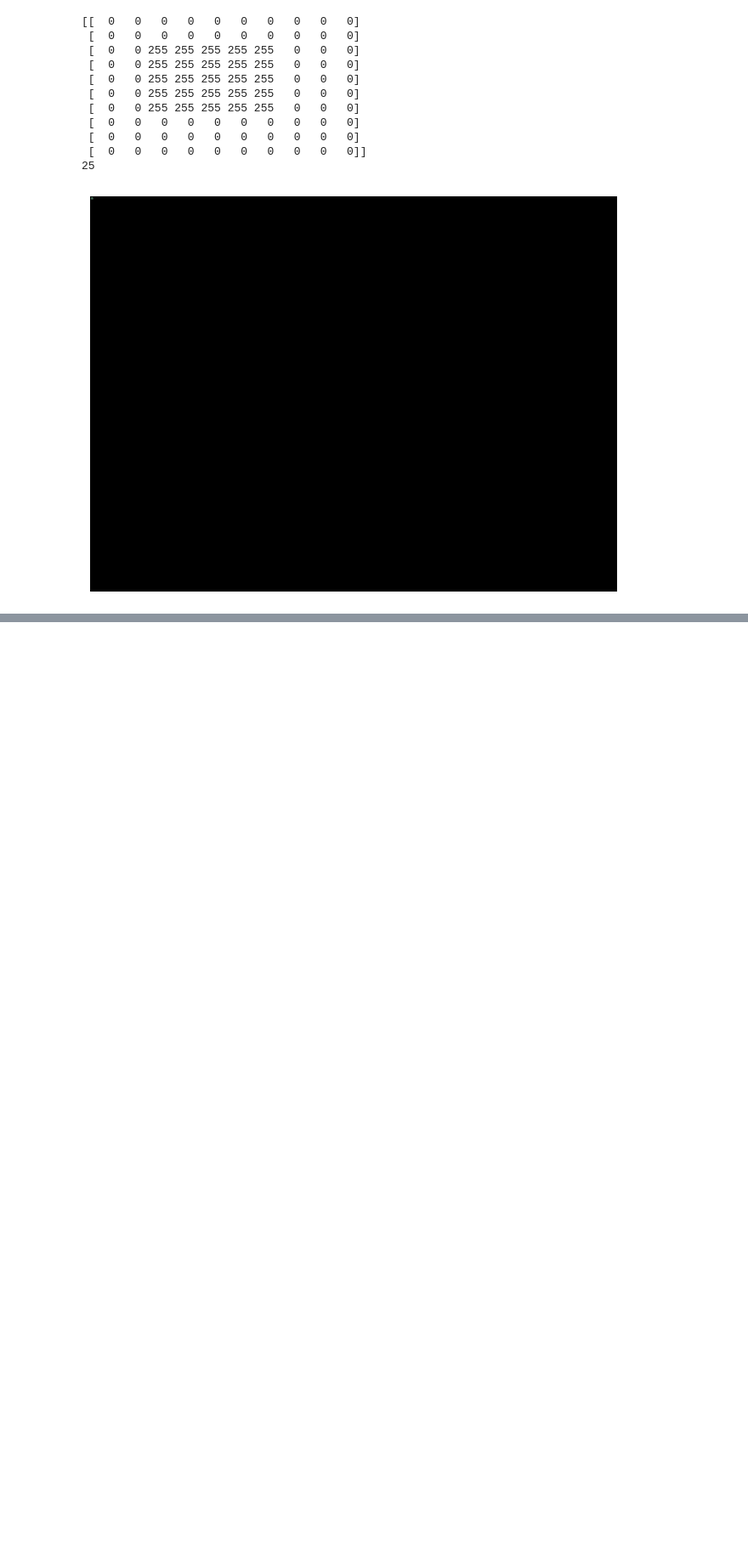
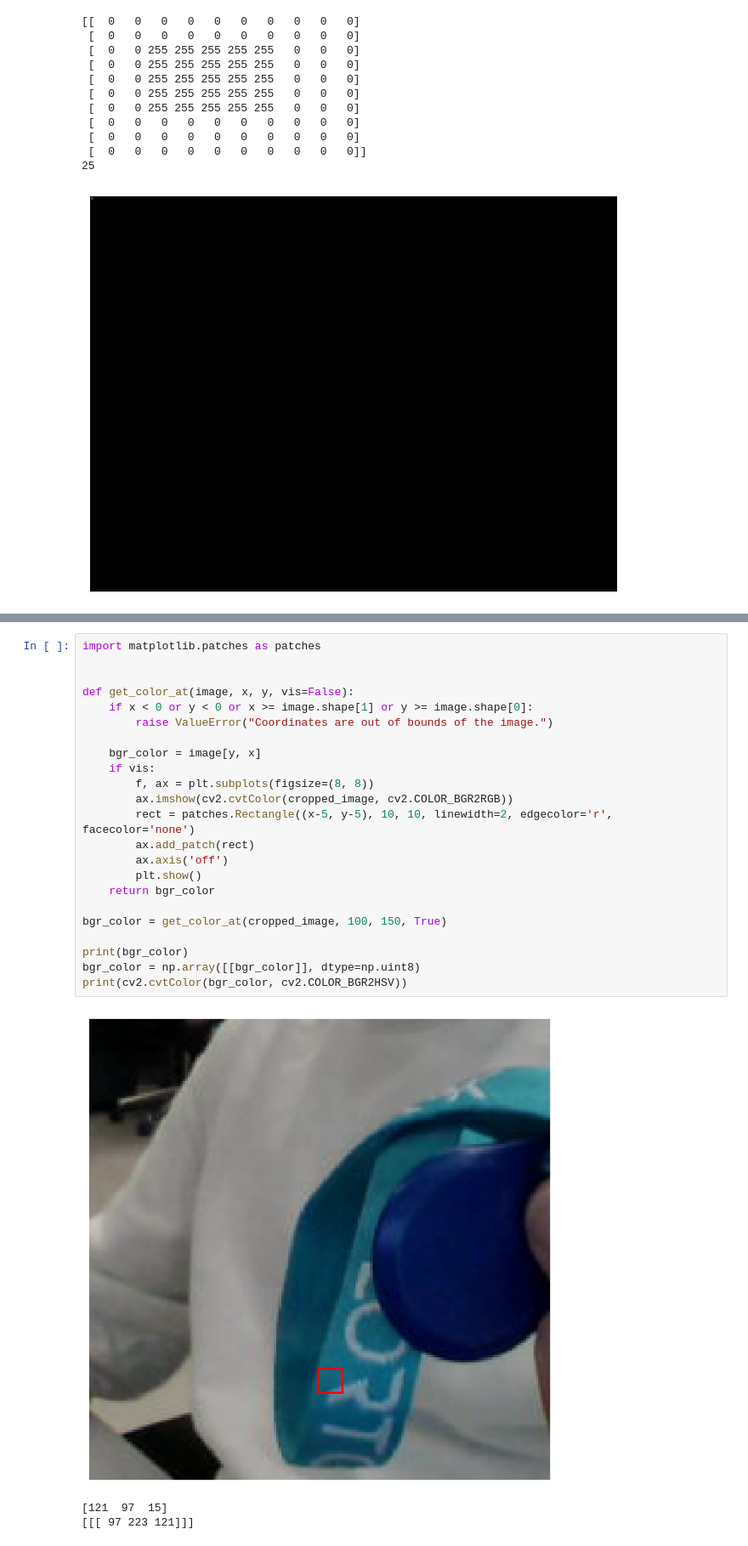
Before and after one commit to deivMM/IA, a Jupyter notebook: projects/pillow_cv2_tutorial/OpenCV_2.ipynb, the cells around one changed output, grey strips where cells are left out. Shown at 85% size. Saved outputs shown, nothing was run; the diff lists cells and outputs as text; blank space fills up the shorter version.

```diff
--- a/projects/pillow_cv2_tutorial/OpenCV_2.ipynb
+++ b/projects/pillow_cv2_tutorial/OpenCV_2.ipynb
@@ -159,0 +187,27 @@ masked_img = create_mask('images/imagen_1.jpg', shape='rectangle', position=(2,
+# %%
+import matplotlib.patches as patches
+
+
+def get_color_at(image, x, y, vis=False):
+    if x < 0 or y < 0 or x >= image.shape[1] or y >= image.shape[0]:
+        raise ValueError("Coordinates are out of bounds of the image.")
+
+    bgr_color = image[y, x]
+    if vis:
+        f, ax = plt.subplots(figsize=(8, 8))
+        ax.imshow(cv2.cvtColor(cropped_image, cv2.COLOR_BGR2RGB))
+        rect = patches.Rectangle((x-5, y-5), 10, 10, linewidth=2, edgecolor='r', facecolor='none')
+        ax.add_patch(rect)
+        ax.axis('off')
+        plt.show()
+    return bgr_color
+
+bgr_color = get_color_at(cropped_image, 100, 150, True)
+
+print(bgr_color)
+bgr_color = np.array([[bgr_color]], dtype=np.uint8)
+print(cv2.cvtColor(bgr_color, cv2.COLOR_BGR2HSV))
+# %% [output]
+[figure, added]
+[121  97  15]
+[[[ 97 223 121]]]
```
Also changed, not shown: parts of 5 cells of this notebook, 2 other files.
